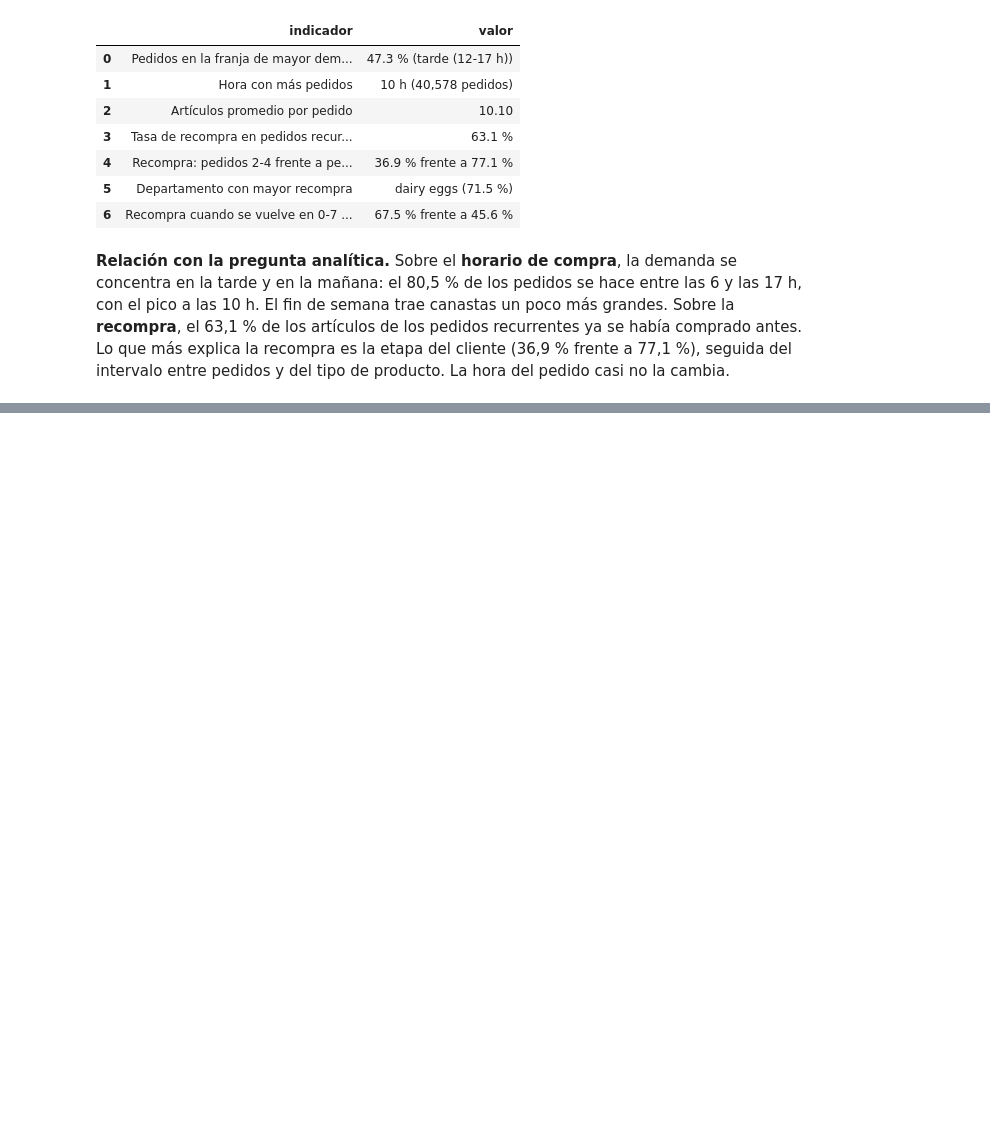
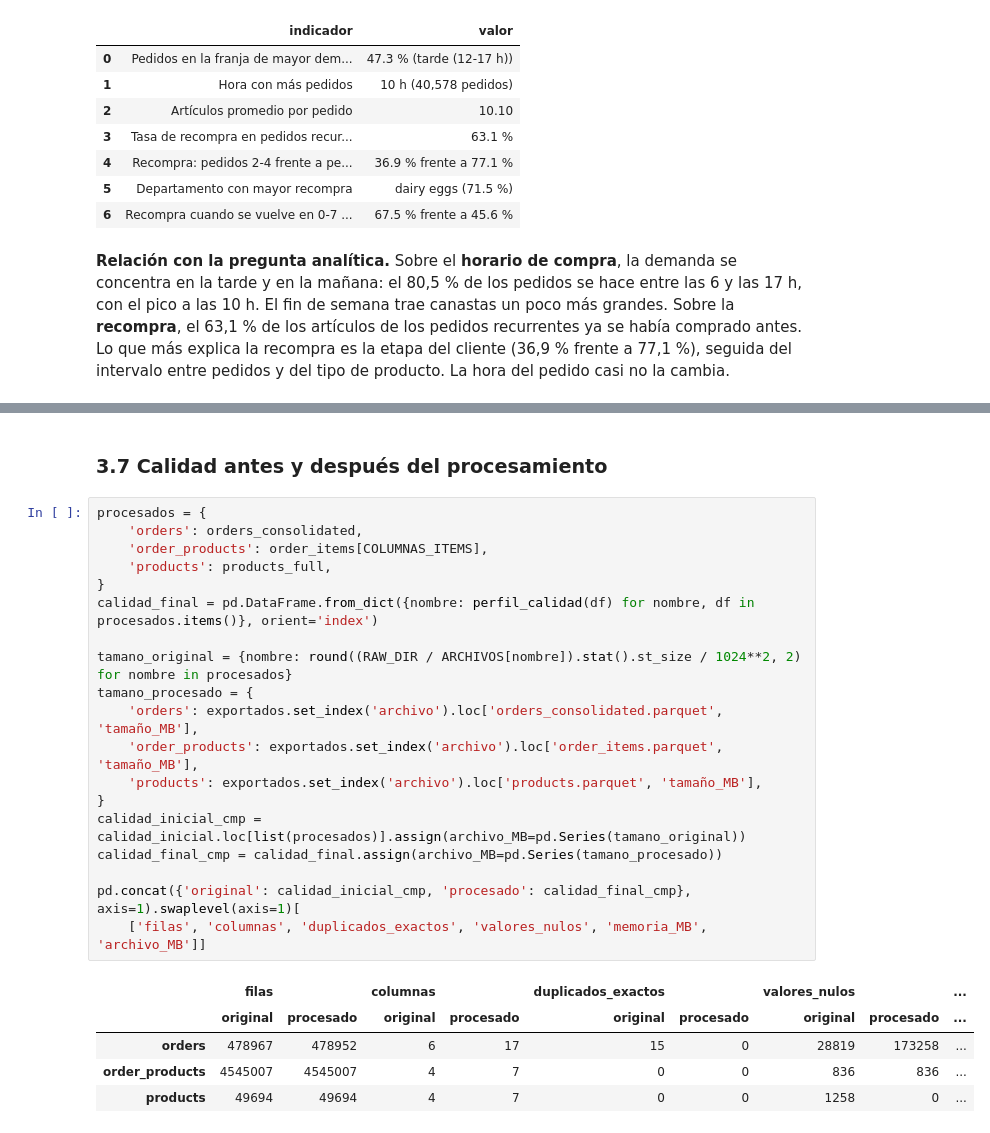
Before and after one commit to CarlosHerrera1210/proyecto-ciencia-datos, a Jupyter notebook: notebooks/data_preparation.ipynb, the cells around one changed output, grey strips where cells are left out. Saved outputs shown, nothing was run; the diff lists cells and outputs as text; blank space fills up the shorter version.

```diff
--- a/notebooks/data_preparation.ipynb
+++ b/notebooks/data_preparation.ipynb
@@ -635,0 +831,27 @@ indicadores
+# %% [markdown]
+### 3.7 Calidad antes y después del procesamiento
+# %%
+procesados = {
+    'orders': orders_consolidated,
+    'order_products': order_items[COLUMNAS_ITEMS],
+    'products': products_full,
+}
+calidad_final = pd.DataFrame.from_dict({nombre: perfil_calidad(df) for nombre, df in procesados.items()}, orient='index')
+
+tamano_original = {nombre: round((RAW_DIR / ARCHIVOS[nombre]).stat().st_size / 1024**2, 2) for nombre in procesados}
+tamano_procesado = {
+    'orders': exportados.set_index('archivo').loc['orders_consolidated.parquet', 'tamaño_MB'],
+    'order_products': exportados.set_index('archivo').loc['order_items.parquet', 'tamaño_MB'],
+    'products': exportados.set_index('archivo').loc['products.parquet', 'tamaño_MB'],
+}
+calidad_inicial_cmp = calidad_inicial.loc[list(procesados)].assign(archivo_MB=pd.Series(tamano_original))
+calidad_final_cmp = calidad_final.assign(archivo_MB=pd.Series(tamano_procesado))
+
+pd.concat({'original': calidad_inicial_cmp, 'procesado': calidad_final_cmp}, axis=1).swaplevel(axis=1)[
+    ['filas', 'columnas', 'duplicados_exactos', 'valores_nulos', 'memoria_MB', 'archivo_MB']]
+# %% [output]
+|  | filas |  | columnas |  | duplicados_exactos |  | valores_nulos |  | ... |
+|  | original | procesado | original | procesado | original | procesado | original | procesado | ... |
+| orders | 478967 | 478952 | 6 | 17 | 15 | 0 | 28819 | 173258 | ... |
+| order_products | 4545007 | 4545007 | 4 | 7 | 0 | 0 | 836 | 836 | ... |
+| products | 49694 | 49694 | 4 | 7 | 0 | 0 | 1258 | 0 | ... |
```
Also changed, not shown: parts of 15 cells of this notebook, 7 other files.
